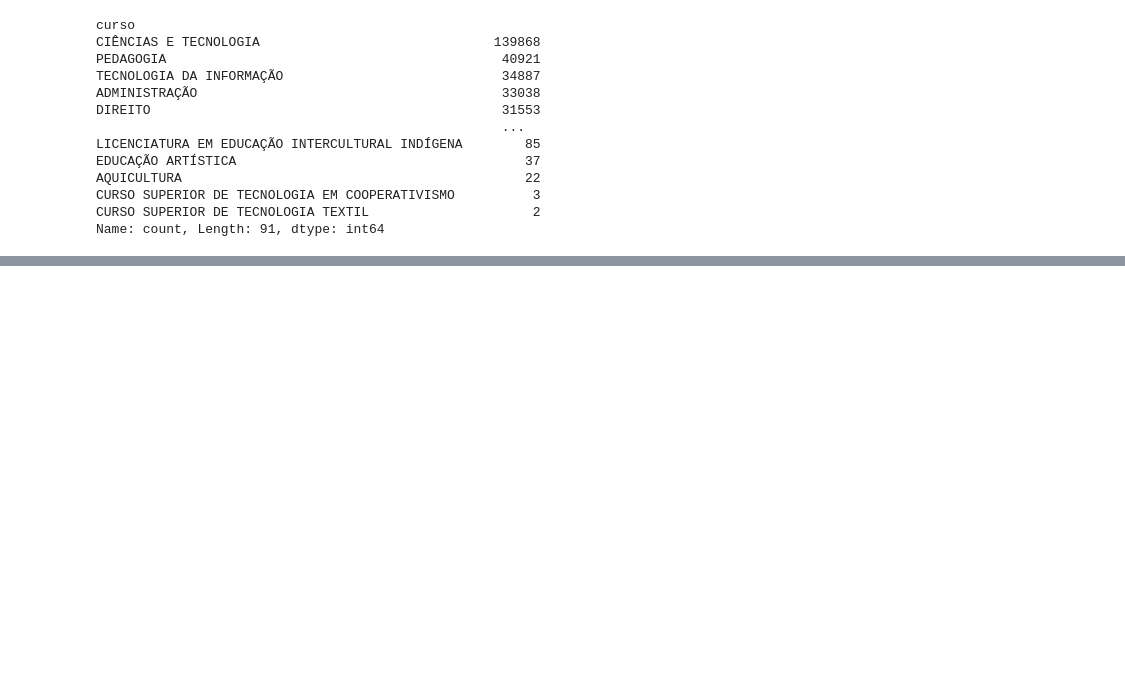
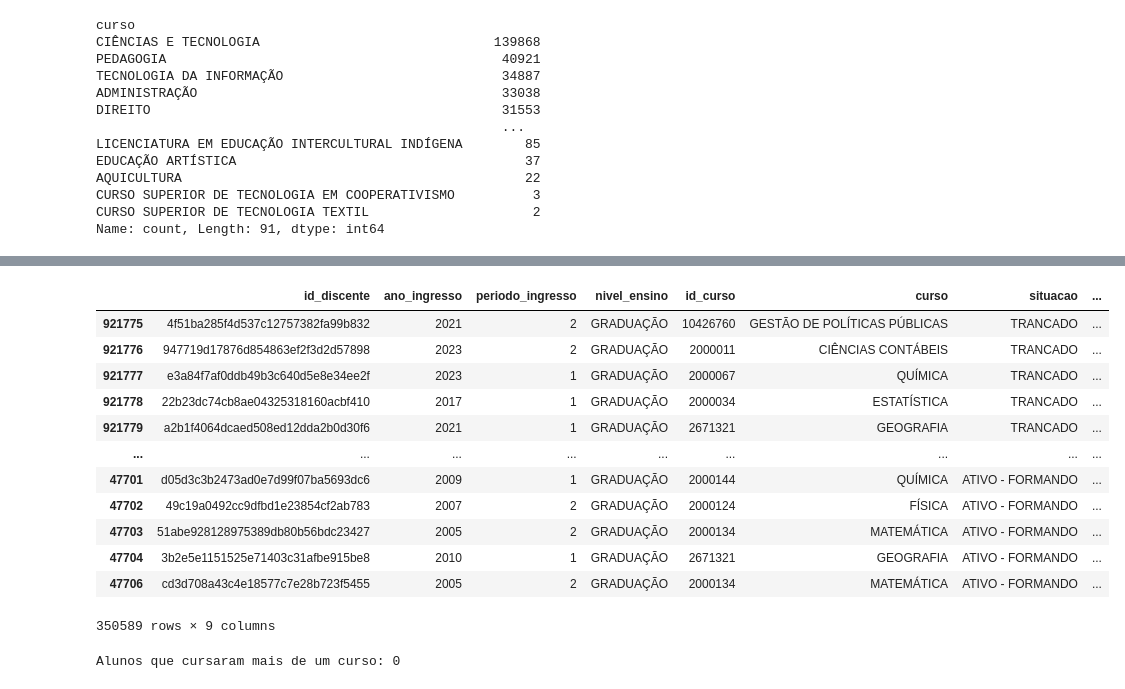
Before and after one commit to PETCC-UFRN/data-pet, a Jupyter notebook: 2.0-dados-abertos-UFRN/1-limpeza-de-dados/notebooks/tratamentoSituacaoDiscente.ipynb, the cells around one changed output, grey strips where cells are left out. Drawn from its saved outputs; the diff is of its cells as text; code cells hidden in the pictures; blank space fills up the shorter version.

```diff
--- a/2.0-dados-abertos-UFRN/1-limpeza-de-dados/notebooks/tratamentoSituacaoDiscente.ipynb
+++ b/2.0-dados-abertos-UFRN/1-limpeza-de-dados/notebooks/tratamentoSituacaoDiscente.ipynb
@@ -215,0 +228,22 @@ situacoes_disc_24_2
+# %%
+df_unico = situacao_disc_sorted.drop_duplicates(subset=['id_discente', 'id_curso', 'situacao'], keep='first')
+
+df_unico
+# %% [output]
+|  | id_discente | ano_ingresso | periodo_ingresso | nivel_ensino | id_curso | curso | situacao | ... |
+| 921775 | 4f51ba285f4d537c12757382fa99b832 | 2021 | 2 | GRADUAÇÃO | 10426760 | GESTÃO DE POLÍTICAS PÚBLICAS | TRANCADO | ... |
+| 921776 | 947719d17876d854863ef2f3d2d57898 | 2023 | 2 | GRADUAÇÃO | 2000011 | CIÊNCIAS CONTÁBEIS | TRANCADO | ... |
+| 921777 | e3a84f7af0ddb49b3c640d5e8e34ee2f | 2023 | 1 | GRADUAÇÃO | 2000067 | QUÍMICA | TRANCADO | ... |
+| 921778 | 22b23dc74cb8ae04325318160acbf410 | 2017 | 1 | GRADUAÇÃO | 2000034 | ESTATÍSTICA | TRANCADO | ... |
+| 921779 | a2b1f4064dcaed508ed12dda2b0d30f6 | 2021 | 1 | GRADUAÇÃO | 2671321 | GEOGRAFIA | TRANCADO | ... |
+| ... | ... | ... | ... | ... | ... | ... | ... | ... |
+| 47701 | d05d3c3b2473ad0e7d99f07ba5693dc6 | 2009 | 1 | GRADUAÇÃO | 2000144 | QUÍMICA | ATIVO - FORMANDO | ... |
+| 47702 | 49c19a0492cc9dfbd1e23854cf2ab783 | 2007 | 2 | GRADUAÇÃO | 2000124 | FÍSICA | ATIVO - FORMANDO | ... |
+| 47703 | 51abe928128975389db80b56bdc23427 | 2005 | 2 | GRADUAÇÃO | 2000134 | MATEMÁTICA | ATIVO - FORMANDO | ... |
+| 47704 | 3b2e5e1151525e71403c31afbe915be8 | 2010 | 1 | GRADUAÇÃO | 2671321 | GEOGRAFIA | ATIVO - FORMANDO | ... |
+| 47706 | cd3d708a43c4e18577c7e28b723f5455 | 2005 | 2 | GRADUAÇÃO | 2000134 | MATEMÁTICA | ATIVO - FORMANDO | ... |
+350589 rows × 9 columns
+# %%
+print(f"\nAlunos que cursaram mais de um curso: {(df_unico.groupby('id_discente')['id_curso'].nunique() > 1).sum()}")
+# %% [output]
+Alunos que cursaram mais de um curso: 0
```
Also changed, not shown: parts of 5 cells of this notebook, 2 other files.
